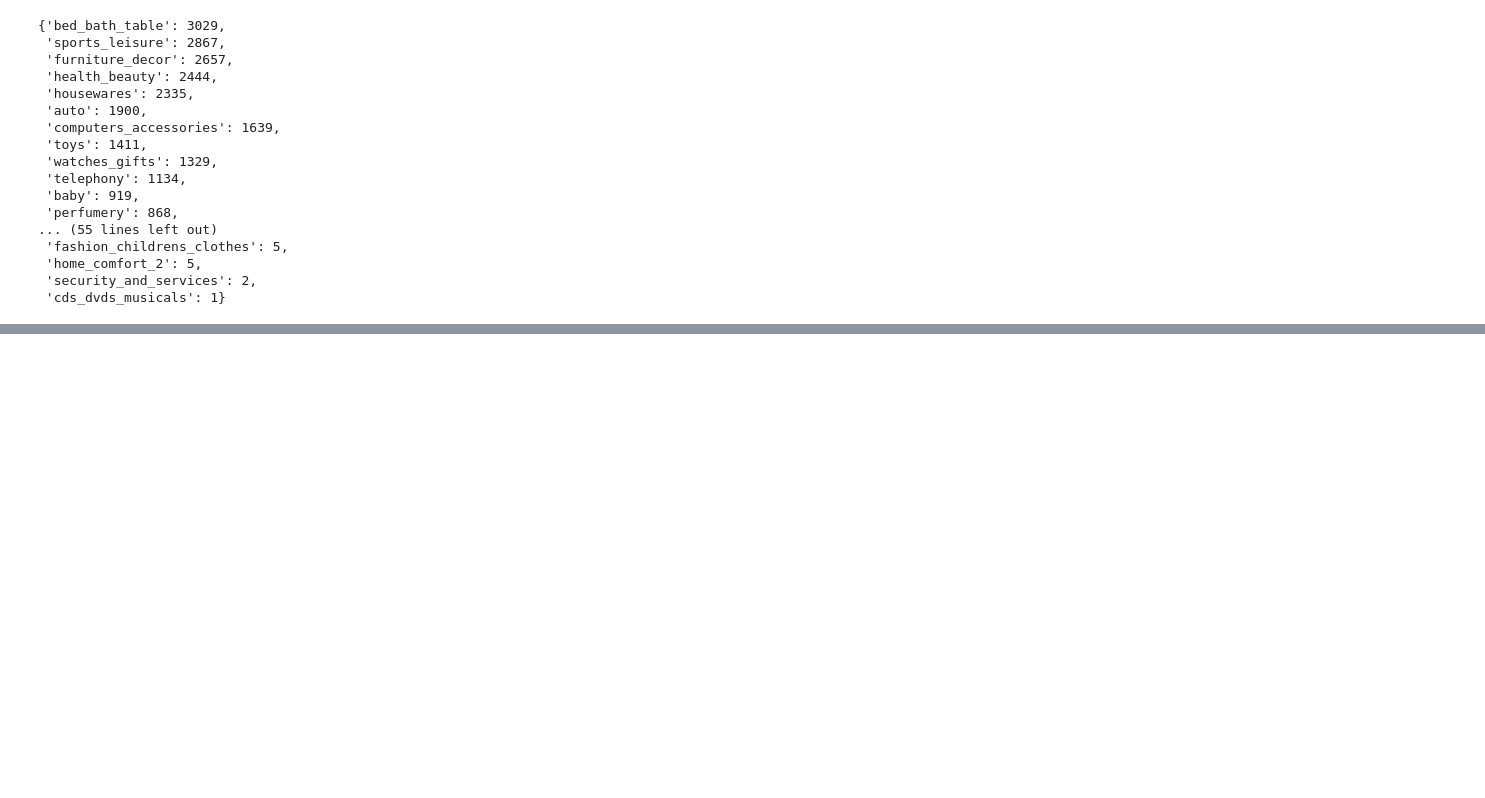
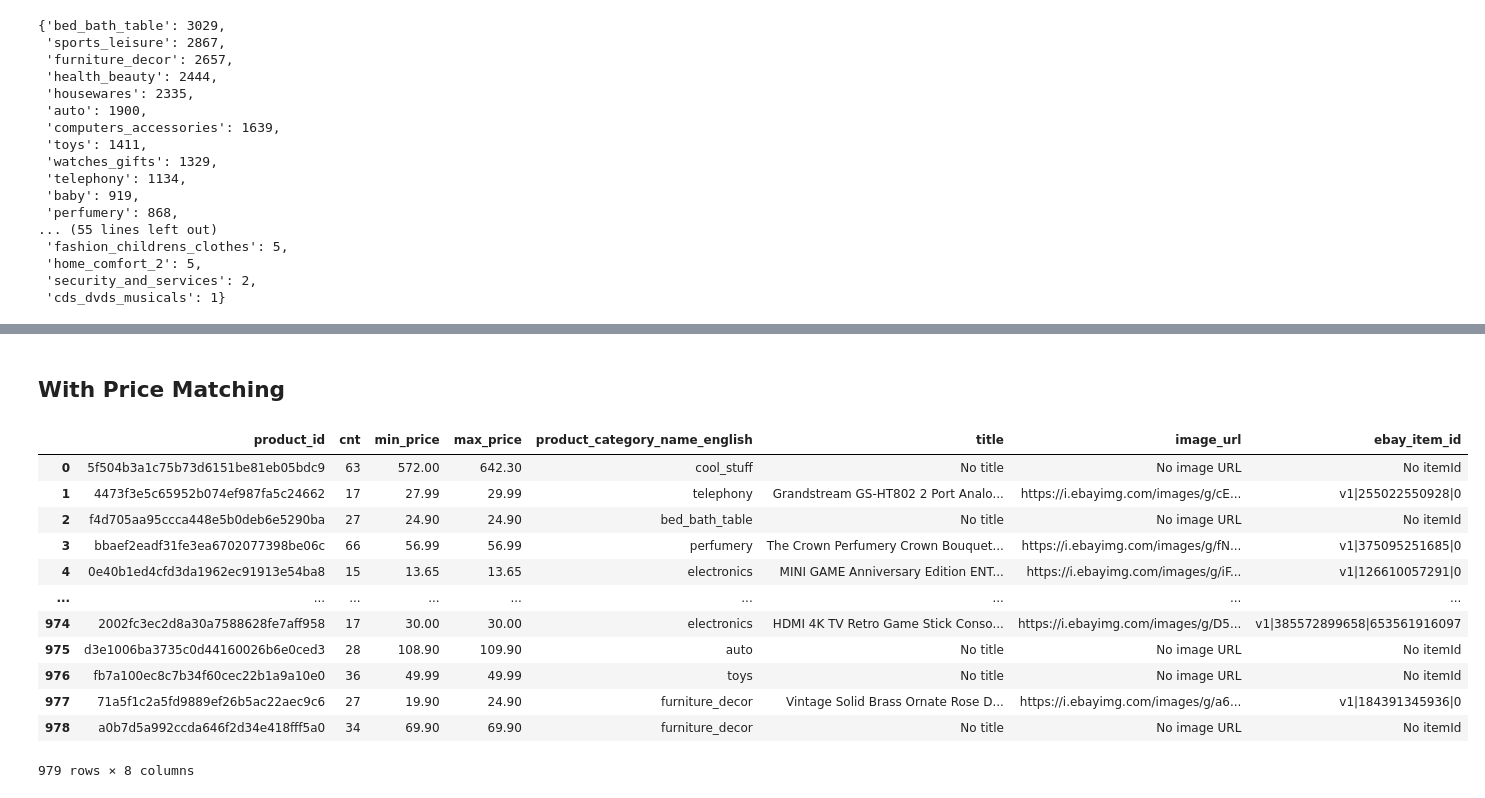
Before and after one commit to INFO-7374-Algorithmic-Digital-Marketing/Final-Project-SmartCommerce, a Jupyter notebook: data_pipeline/churn.ipynb, the cells around one changed output, grey strips where cells are left out. Cells and saved outputs as stored; diff of their text form; code cells hidden in the pictures; blank space fills up the shorter version.

```diff
--- a/data_pipeline/churn.ipynb
+++ b/data_pipeline/churn.ipynb
@@ -496,10 +498,14 @@ for index, row in tqdm(joined_df_english_category.iterrows(), total=len(joined_d
         title = selected_item.get('title', 'No title')
         image_url = selected_item.get('image', {}).get('imageUrl', 'No image URL')
         ebay_item_id = selected_item.get('itemId', 'No itemId')
+        web_url = selected_item.get('itemWebUrl', 'No web URL')
+        ebay_price = selected_item.get('price', {}).get('value', 'No price')
     else:
         title = 'No title'
         image_url = 'No image URL'
         ebay_item_id = 'No itemId'
+        web_url = 'No web URL'
+        ebay_price = 'No price'
 
     # Append the extracted data to the results
     results.append({
@@ -509,7 +515,9 @@ for index, row in tqdm(joined_df_english_category.iterrows(), total=len(joined_d
         'product_category_name_english': category,
         'title': title,
         'image_url': image_url,
-        'ebay_item_id': ebay_item_id
+        'ebay_item_id': ebay_item_id,
+        'web_url': web_url,
+        'ebay_price' : ebay_price
     })
 
 # Convert the results list into a DataFrame
@@ -537,3 +559,5 @@ final_df
+# %% [markdown]
+## With Price Matching
 # %%
 import pandas as pd
 from tqdm import tqdm
@@ -550,54 +574,82 @@ for index, row in tqdm(joined_df_english_category.iterrows(), total=len(joined_d
     count = category_counts.get(category, 20)  # Use the count from the category_counts dictionary
 
     # Ensure count does not exceed 200
-    if count > 200:
-        count = 200
+    # if count > 200:
+    #     count = 200
+
+    count = 200
 
     # Call the eBay API
     response = call_ebay_api_by_price_count(category, row['min_price'], row['max_price'], count)
+
+    min_price = row['min_price'] * 0.8
+    max_price = row['max_price'] * 1.2
 
     # Process the response, which is a list of dictionaries
     selected_item = None
     if response:  # Ensure there are items in the response
         for item in response:
             ebay_item_id = item.get('itemId', None)
-            item_price = item.get('price', {}).get('value', None)
+            item_price_str = item.get('price', {}).get('value', None)
+
+            # Convert item_price_str to float if it's not None
+            try:
+                item_price = float(item_price_str) if item_price_str is not None else None
+            except ValueError:
+                item_price = None
 
             # Check if the item has a price and it is within the min and max price range
             if (ebay_item_id and ebay_item_id not in used_ebay_item_ids and
-                item_price and row['min_price'] <= item_price <= row['max_price']):
+                item_price is not None and min_price <= item_price <= max_price):
                 # Found a unique product within the price range
                 used_ebay_item_ids.add(ebay_item_id)
                 selected_item = item
                 break
 
     # If a unique product was found, extract title and image URL
     if selected_item:
         title = selected_item.get('title', 'No title')
         image_url = selected_item.get('image', {}).get('imageUrl', 'No image URL')
         ebay_item_id = selected_item.get('itemId', 'No itemId')
+        web_url = selected_item.get('itemWebUrl', 'No web URL')
     else:
         title = 'No title'
         image_url = 'No image URL'
         ebay_item_id = 'No itemId'
+        web_url = 'No web URL'
 
     # Append the extracted data to the results
     results.append({
         'product_id': row['product_id'],
         'min_price': row['min_price'],
         'max_price': row['max_price'],
         'product_category_name_english': category,
         'title': title,
         'image_url': image_url,
-        'ebay_item_id': ebay_item_id
+        'ebay_item_id': ebay_item_id,
+        'web_url': web_url
     })
 
 # Convert the results list into a DataFrame
 df_results = pd.DataFrame(results)
 
 # Merge the new results DataFrame with the original joined_df_english_category on shared columns
 final_df = pd.concat([joined_df_english_category.reset_index(drop=True), df_results[['title', 'image_url', 'ebay_item_id']]], axis=1)
 
 # Display the final DataFrame
 final_df
+# %% [output]
+|  | product_id | cnt | min_price | max_price | product_category_name_english | title | image_url | ebay_item_id |
+| 0 | 5f504b3a1c75b73d6151be81eb05bdc9 | 63 | 572.00 | 642.30 | cool_stuff | No title | No image URL | No itemId |
+| 1 | 4473f3e5c65952b074ef987fa5c24662 | 17 | 27.99 | 29.99 | telephony | Grandstream GS-HT802 2 Port Analo... | https://i.ebayimg.com/images/g/cE... | v1|255022550928|0 |
+| 2 | f4d705aa95ccca448e5b0deb6e5290ba | 27 | 24.90 | 24.90 | bed_bath_table | No title | No image URL | No itemId |
+| 3 | bbaef2eadf31fe3ea6702077398be06c | 66 | 56.99 | 56.99 | perfumery | The Crown Perfumery Crown Bouquet... | https://i.ebayimg.com/images/g/fN... | v1|375095251685|0 |
+| 4 | 0e40b1ed4cfd3da1962ec91913e54ba8 | 15 | 13.65 | 13.65 | electronics | MINI GAME Anniversary Edition ENT... | https://i.ebayimg.com/images/g/iF... | v1|126610057291|0 |
+| ... | ... | ... | ... | ... | ... | ... | ... | ... |
+| 974 | 2002fc3ec2d8a30a7588628fe7aff958 | 17 | 30.00 | 30.00 | electronics | HDMI 4K TV Retro Game Stick Conso... | https://i.ebayimg.com/images/g/D5... | v1|385572899658|653561916097 |
+| 975 | d3e1006ba3735c0d44160026b6e0ced3 | 28 | 108.90 | 109.90 | auto | No title | No image URL | No itemId |
+| 976 | fb7a100ec8c7b34f60cec22b1a9a10e0 | 36 | 49.99 | 49.99 | toys | No title | No image URL | No itemId |
+| 977 | 71a5f1c2a5fd9889ef26b5ac22aec9c6 | 27 | 19.90 | 24.90 | furniture_decor | Vintage Solid Brass Ornate Rose D... | https://i.ebayimg.com/images/g/a6... | v1|184391345936|0 |
+| 978 | a0b7d5a992ccda646f2d34e418fff5a0 | 34 | 69.90 | 69.90 | furniture_decor | No title | No image URL | No itemId |
+979 rows × 8 columns
 # %%
```
Also changed, not shown: parts of 4 cells of this notebook, 2 other files.
